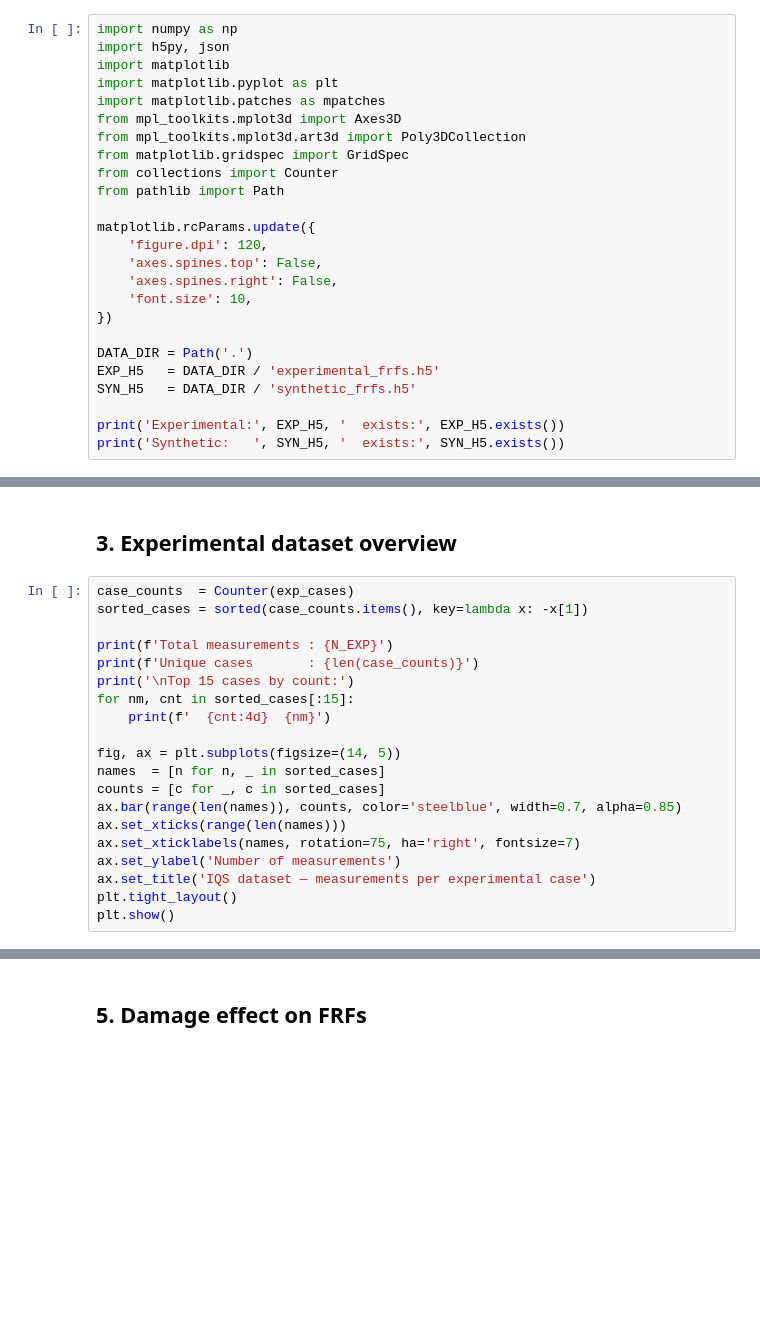
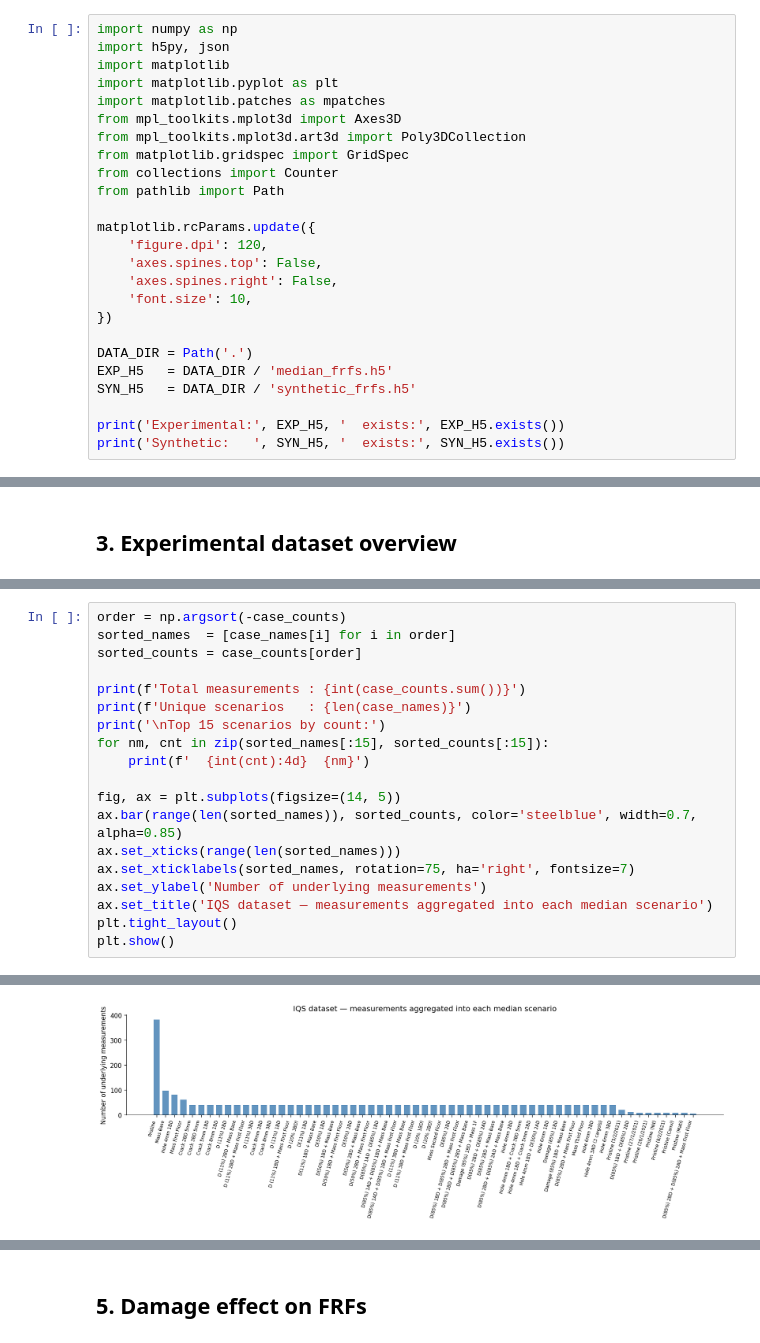
Before and after one commit to grcarmenaty/PhD_LANL, a Jupyter notebook: 3SBB_exploration.ipynb, the cells around one changed output, grey strips where cells are left out. Cells and saved outputs as stored; diff of their text form; blank space fills up the shorter version.

```diff
--- a/3SBB_exploration.ipynb
+++ b/3SBB_exploration.ipynb
@@ -39,7 +37,7 @@ matplotlib.rcParams.update({
 })
 
 DATA_DIR = Path('.')
-EXP_H5   = DATA_DIR / 'experimental_frfs.h5'
+EXP_H5   = DATA_DIR / 'median_frfs.h5'
 SYN_H5   = DATA_DIR / 'synthetic_frfs.h5'
 
 print('Experimental:', EXP_H5, '  exists:', EXP_H5.exists())
@@ -249,23 +256,3 @@ Sensor positions (model_3sbb._sensor_positions):
     8  S14      0.1525    0.0000    0.0127  base -Y cx
 # %% [markdown]
 ## 3. Experimental dataset overview
-# %%
-case_counts  = Counter(exp_cases)
-sorted_cases = sorted(case_counts.items(), key=lambda x: -x[1])
-
-print(f'Total measurements : {N_EXP}')
-print(f'Unique cases       : {len(case_counts)}')
-print('\nTop 15 cases by count:')
-for nm, cnt in sorted_cases[:15]:
-    print(f'  {cnt:4d}  {nm}')
-
-fig, ax = plt.subplots(figsize=(14, 5))
-names  = [n for n, _ in sorted_cases]
-counts = [c for _, c in sorted_cases]
-ax.bar(range(len(names)), counts, color='steelblue', width=0.7, alpha=0.85)
-ax.set_xticks(range(len(names)))
-ax.set_xticklabels(names, rotation=75, ha='right', fontsize=7)
-ax.set_ylabel('Number of measurements')
-ax.set_title('IQS dataset — measurements per experimental case')
-plt.tight_layout()
-plt.show()
@@ -330,0 +259,20 @@ Pristine measurements : 382
+# %%
+order = np.argsort(-case_counts)
+sorted_names  = [case_names[i] for i in order]
+sorted_counts = case_counts[order]
+
+print(f'Total measurements : {int(case_counts.sum())}')
+print(f'Unique scenarios   : {len(case_names)}')
+print('\nTop 15 scenarios by count:')
+for nm, cnt in zip(sorted_names[:15], sorted_counts[:15]):
+    print(f'  {int(cnt):4d}  {nm}')
+
+fig, ax = plt.subplots(figsize=(14, 5))
+ax.bar(range(len(sorted_names)), sorted_counts, color='steelblue', width=0.7, alpha=0.85)
+ax.set_xticks(range(len(sorted_names)))
+ax.set_xticklabels(sorted_names, rotation=75, ha='right', fontsize=7)
+ax.set_ylabel('Number of underlying measurements')
+ax.set_title('IQS dataset — measurements aggregated into each median scenario')
+plt.tight_layout()
+plt.show()
+# %% [output]
@@ -330,0 +298 @@ Pristine measurements : 382
+[figure, added]
```
Also changed, not shown: parts of 21 cells of this notebook.
